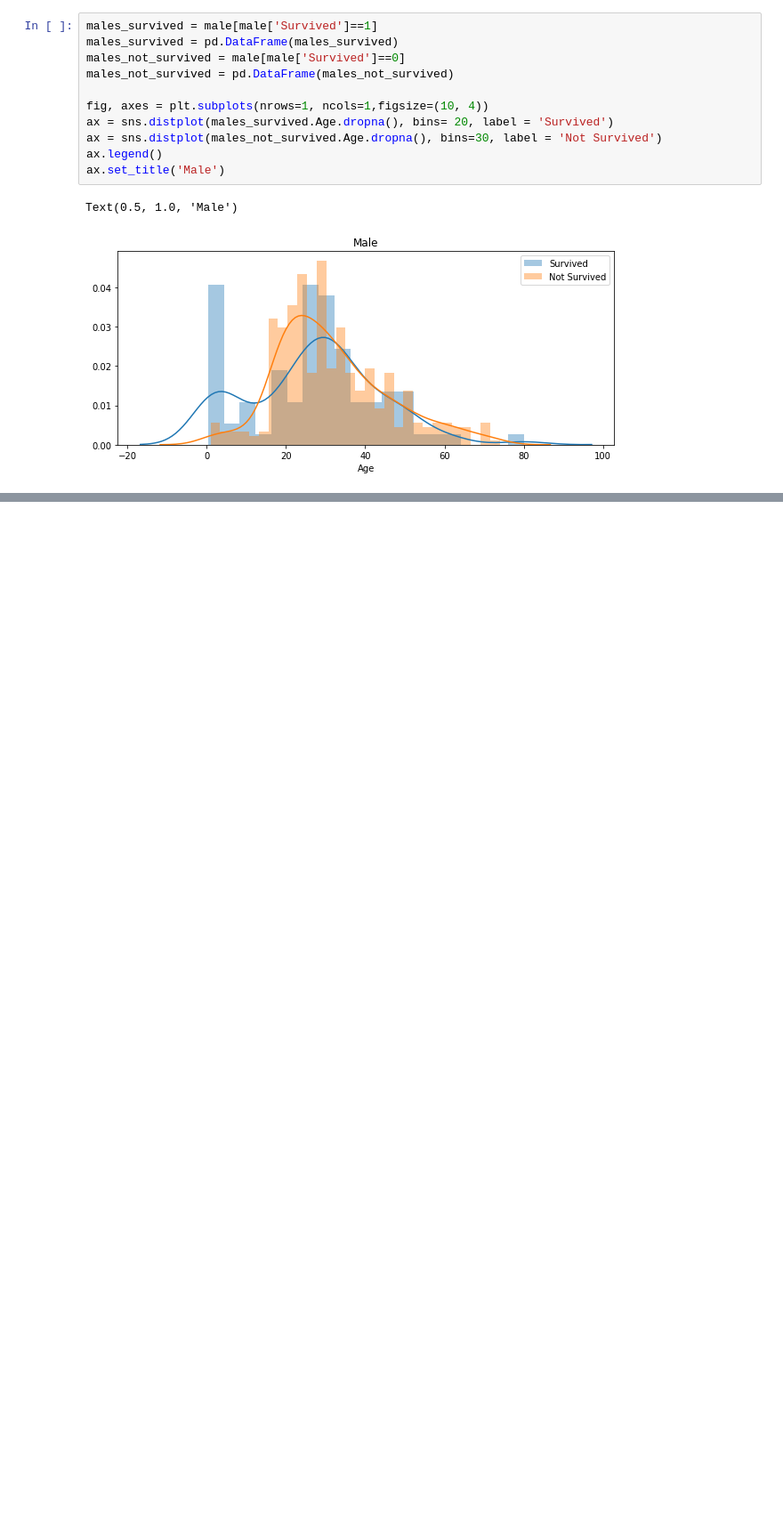
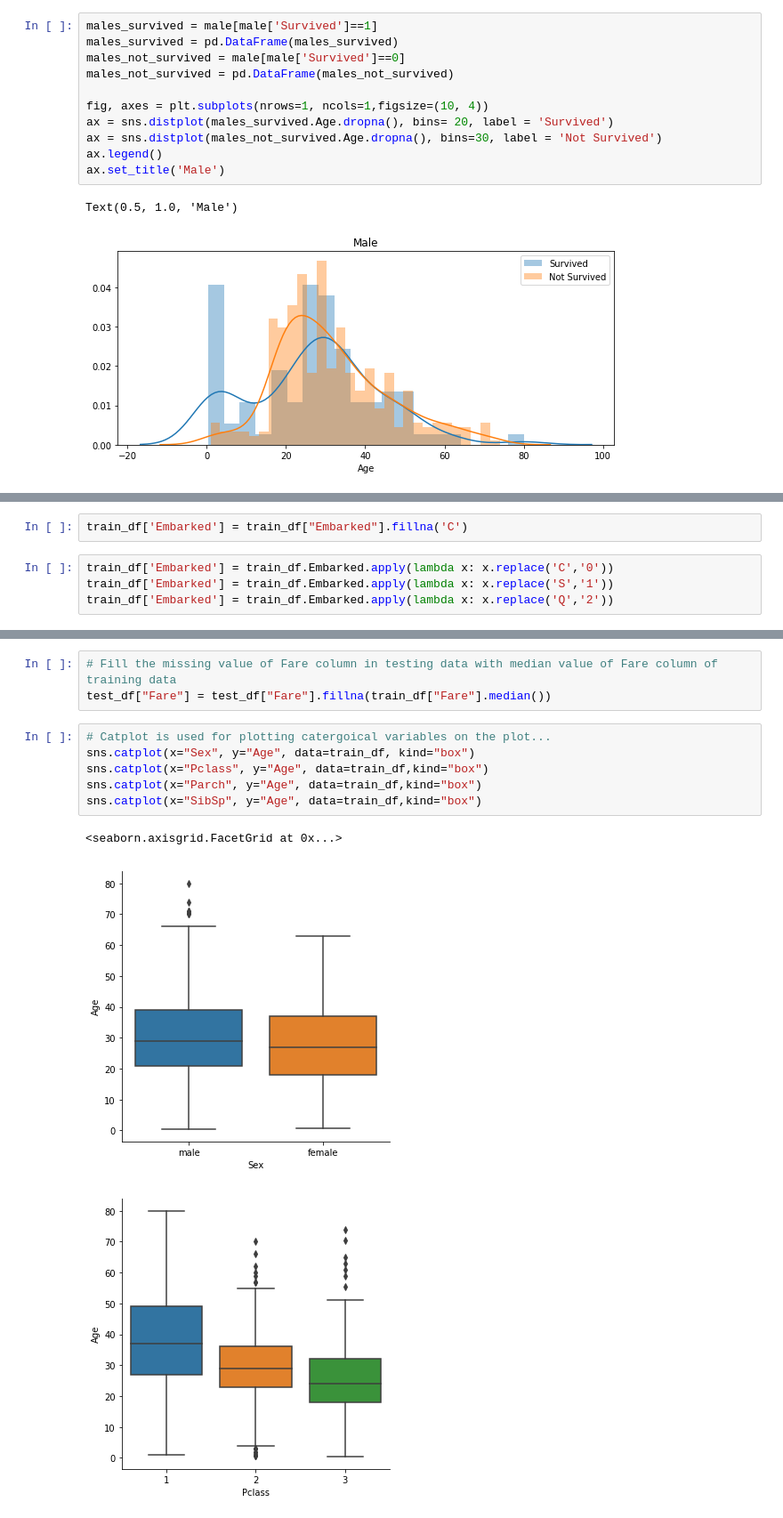
Before and after one commit to girishgr8/Machine_Learning, a Jupyter notebook: jupyter notebook files/Titanic Dataset-Kaggle Online Competition.ipynb, the cells around one changed output, grey strips where cells are left out. Shown at 89% size. Saved outputs shown, nothing was run; the diff lists cells and outputs as text; blank space fills up the shorter version.

```diff
--- a/jupyter notebook files/Titanic Dataset-Kaggle Online Competition.ipynb
+++ b/jupyter notebook files/Titanic Dataset-Kaggle Online Competition.ipynb
@@ -131,0 +187,6 @@ Text(0.5, 1.0, 'Male')
+# %%
+train_df['Embarked'] = train_df["Embarked"].fillna('C')
+# %%
+train_df['Embarked'] = train_df.Embarked.apply(lambda x: x.replace('C','0'))
+train_df['Embarked'] = train_df.Embarked.apply(lambda x: x.replace('S','1'))
+train_df['Embarked'] = train_df.Embarked.apply(lambda x: x.replace('Q','2'))
@@ -131,0 +247,13 @@ Text(0.5, 1.0, 'Male')
+# %%
+# Fill the missing value of Fare column in testing data with median value of Fare column of training data
+test_df["Fare"] = test_df["Fare"].fillna(train_df["Fare"].median())
+# %%
+# Catplot is used for plotting catergoical variables on the plot...
+sns.catplot(x="Sex", y="Age", data=train_df, kind="box")
+sns.catplot(x="Pclass", y="Age", data=train_df,kind="box")
+sns.catplot(x="Parch", y="Age", data=train_df,kind="box")
+sns.catplot(x="SibSp", y="Age", data=train_df,kind="box")
+# %% [output]
+<seaborn.axisgrid.FacetGrid at 0x...>
+[figure, added]
+[figure, added]
```
Also changed, not shown: parts of 25 cells of this notebook.
